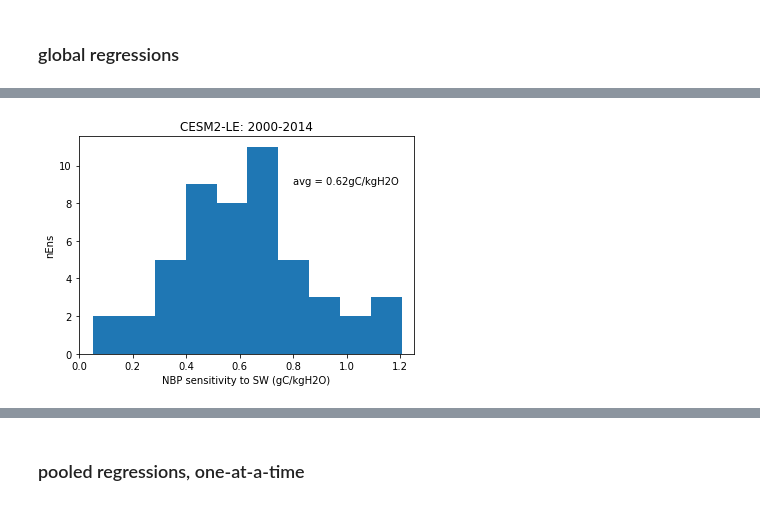
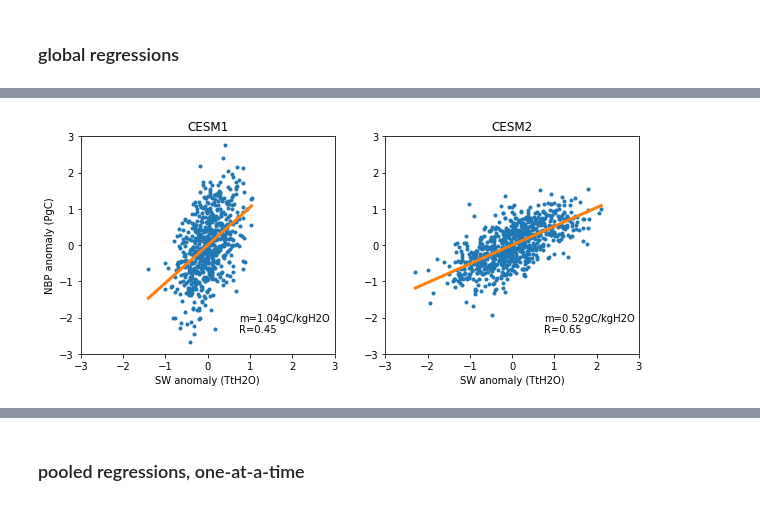
Before and after one commit to djk2120/TWSnbp, a Jupyter notebook: src/TWSnbp.ipynb, the cells around one changed output, grey strips where cells are left out. Cells and saved outputs as stored; diff of their text form; code cells hidden in the pictures.

```diff
--- a/src/TWSnbp.ipynb
+++ b/src/TWSnbp.ipynb
@@ -210,8 +177,8 @@ def aggregate_glob(da_ann,la):
     cfsum  = cf1*cf2
     cfmean = 1/la.sum()
 
-    cf    = {'NBP':cfsum,'GPP':cfsum,'COL_FIRE_CLOSS':cfsum,'TBOT':cfmean,'SW':cfsum}
-    units = {'NBP':'PgC','GPP':'PgC','COL_FIRE_CLOSS':'PgC','TBOT':'K','SW':'TtH2O'}
+    cf    = {'NEE':cfsum,'NBP':cfsum,'GPP':cfsum,'COL_FIRE_CLOSS':cfsum,'TBOT':cfmean,'SW':cfsum}
+    units = {'NEE':'PgC','NBP':'PgC','GPP':'PgC','COL_FIRE_CLOSS':'PgC','TBOT':'K','SW':'TtH2O'}
 
     da_ann_glob = cf[field]*(la*da_ann).sum(dim=['lat','lon']).compute()
     da_ann_glob.name = field
@@ -370,10 +468,40 @@ plt.title('CESM1-LE: 1991-2005');
-# %%
-mvals = [output[ee][2] for ee in ds.ens.values]
-plt.hist(mvals)
-plt.xlabel('NBP sensitivity to SW (gC/kgH2O)')
-plt.ylabel('nEns')
-plt.title('CESM2-LE: 2000-2014')
-plt.text(0.8,9,'avg = '+str(round(np.mean(mvals),2))+'gC/kgH2O')
-plt.xlim([0,1.25]);
-# %% [output]
-[figure, removed]
+# %%
+xdt = np.zeros(50*15)
+ydt = np.zeros(50*15)
+for ee in range(50):
+    ix = np.arange(15)+15*ee
+    xdt[ix] = cesm2[ee][0]
+    ydt[ix] = cesm2[ee][1]
+m,r,xfit,yfit = regress(xdt,ydt)
+
+plt.figure(figsize=[10,4])
+plt.subplot(122)
+plt.plot(xdt,ydt,'.')
+plt.plot(xfit,yfit,linewidth=3)
+plt.text(0.75,-2.1,'m='+str(np.round(m,2))+'gC/kgH2O')
+plt.text(0.75,-2.4,'R='+str(np.round(r,2)))
+plt.xlim([-3,3])
+plt.ylim([-3,3])
+plt.xlabel('SW anomaly (TtH2O)')
+plt.title('CESM2')
+
+xdt = np.zeros(40*15)
+ydt = np.zeros(40*15)
+for ee in range(40):
+    ix = np.arange(15)+15*ee
+    xdt[ix] = cesm1[ee][0]
+    ydt[ix] = cesm1[ee][1]
+m,r,xfit,yfit = regress(xdt,ydt)
+
+plt.subplot(121)
+plt.plot(xdt,ydt,'.')
+plt.plot(xfit,yfit,linewidth=3)
+plt.text(0.75,-2.1,'m='+str(np.round(m,2))+'gC/kgH2O')
+plt.text(0.75,-2.4,'R='+str(np.round(r,2)))
+plt.xlim([-3,3])
+plt.ylim([-3,3])
+plt.title('CESM1')
+plt.ylabel('NBP anomaly (PgC)')
+plt.xlabel('SW anomaly (TtH2O)');
+# %% [output]
+[figure, added]
```
Also changed, not shown: parts of 54 cells of this notebook.
